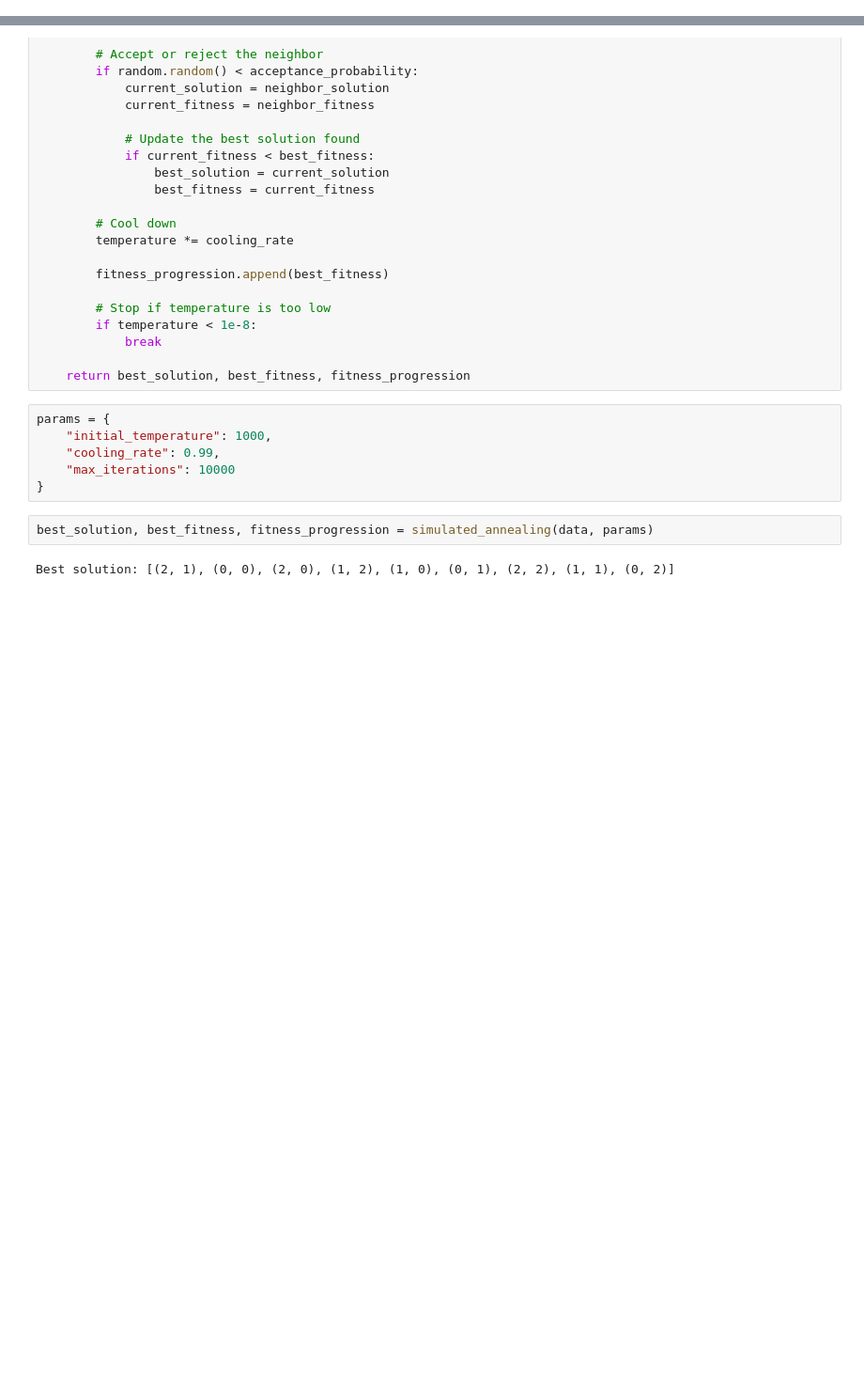
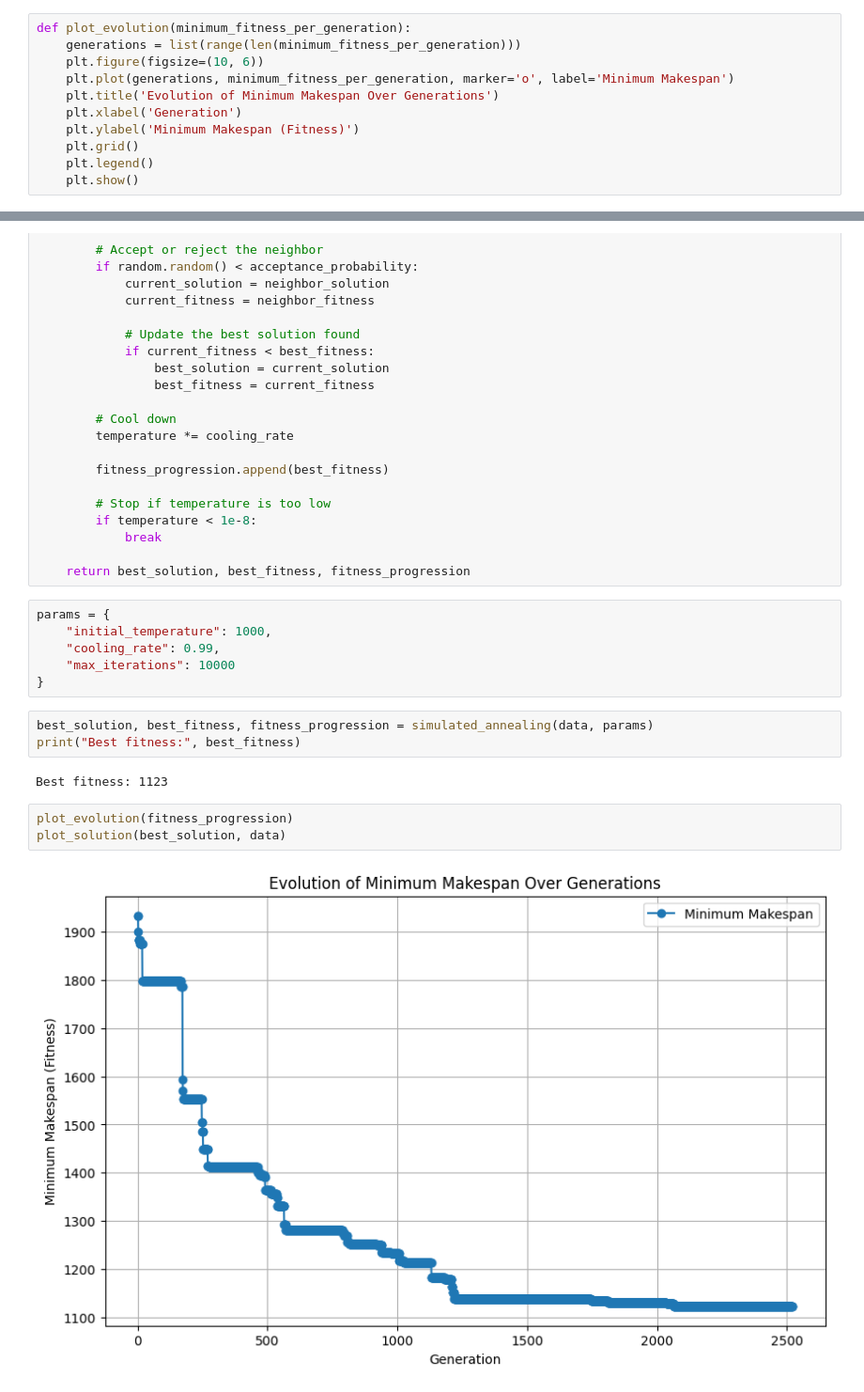
Before and after one commit to Marina-LA/Job-Shop-Scheduling-Genetic-Algorithm, a Jupyter notebook: jssp-sa.ipynb, the cells around one changed output, grey strips where cells are left out. Shown at 94% size. Drawn from its saved outputs; the diff is of its cells as text; blank space fills up the shorter version.

```diff
--- a/jssp-sa.ipynb
+++ b/jssp-sa.ipynb
@@ -33,3 +91,14 @@ data
+# %%
+def plot_evolution(minimum_fitness_per_generation):
+    generations = list(range(len(minimum_fitness_per_generation)))
+    plt.figure(figsize=(10, 6))
+    plt.plot(generations, minimum_fitness_per_generation, marker='o', label='Minimum Makespan')
+    plt.title('Evolution of Minimum Makespan Over Generations')
+    plt.xlabel('Generation')
+    plt.ylabel('Minimum Makespan (Fitness)')
+    plt.grid()
+    plt.legend()
+    plt.show()
 # %%
 def fitness(chromosome, data):
     job_end_time = [0] * data.shape[0]  # End time of each job
@@ -114,5 +181,11 @@ params = {
 }
 # %%
 best_solution, best_fitness, fitness_progression = simulated_annealing(data, params)
+print("Best fitness:", best_fitness)
 # %% [output]
-Best solution: [(2, 1), (0, 0), (2, 0), (1, 2), (1, 0), (0, 1), (2, 2), (1, 1), (0, 2)]
+Best fitness: 1123
+# %%
+plot_evolution(fitness_progression)
+plot_solution(best_solution, data)
+# %% [output]
+[figure, added]
```
Also changed, not shown: parts of 5 cells of this notebook, 3 other files.
